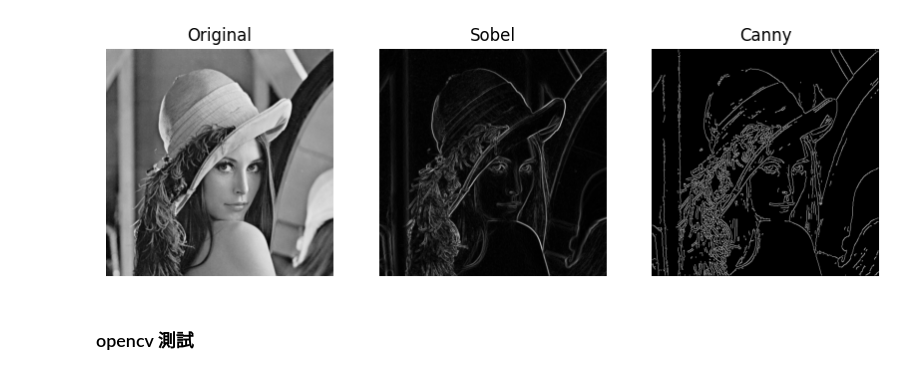
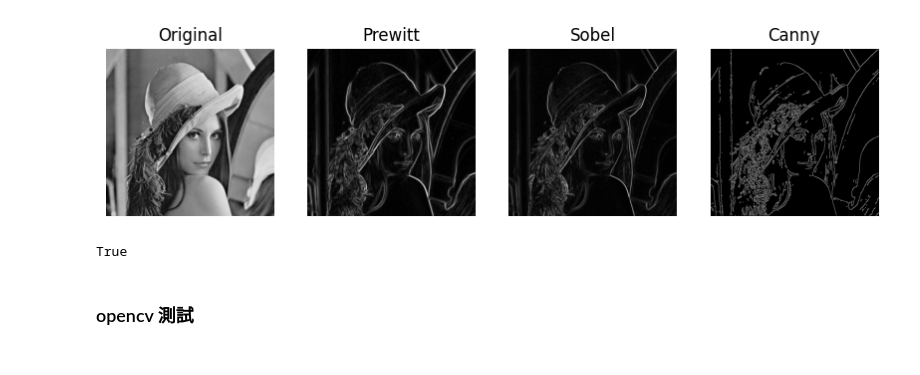
Before and after one commit to jjjghu/Code, a Jupyter notebook: 大三上/計算機視覺/作業/Edge Detection/Edge Detection.ipynb, the cells around one changed output. Saved outputs shown, nothing was run; the diff lists cells and outputs as text; code cells hidden in the pictures.

```diff
--- a/大三上/計算機視覺/作業/Edge Detection/Edge Detection.ipynb
+++ b/大三上/計算機視覺/作業/Edge Detection/Edge Detection.ipynb
@@ -12,6 +12,15 @@ def normalize(image):
     normalized_image = normalized_image.astype(np.uint8)
     return normalized_image
 
+def generate_prewitt_kernel(kSize):
+    if kSize % 2 == 0:
+        raise ValueError("Kernel size must be odd")
+    # kernel y = kernel x transpose
+    kernel_x = np.zeros((kSize, kSize), dtype=np.float32)
+    kernel_x[:, 0] = -1
+    kernel_x[:, -1] = 1
+    return kernel_x, kernel_x.T
+
 def generate_sobel_kernel(kSize):
     if kSize % 2 == 0:
         raise ValueError("Kernel size must be odd")
@@ -24,6 +33,24 @@ def generate_sobel_kernel(kSize):
         kernel_x[i, -1] = 2
     kernel_y = kernel_x.T
     return kernel_x, kernel_y
+
+def prewitt(image, kSize=3):
+    kernel_x, kernel_y = generate_prewitt_kernel(kSize)
+    image = image.astype(np.float32)
+    pad = kSize // 2
+    padded_image = np.pad(image, pad, mode = 'reflect')
+    result_image = np.zeros_like(image)
+    # 套用 kernel_x, kernel_y
+    gradient_x = np.zeros_like(image)
+    gradient_y = np.zeros_like(image)
+    for i in range(image.shape[0]):
+        for j in range(image.shape[1]):
+            gradient_x[i, j] = np.sum(padded_image[i:i+kSize, j:j+kSize] * kernel_x)
+            gradient_y[i, j] = np.sum(padded_image[i:i+kSize, j:j+kSize] * kernel_y)
+    # 計算 magnitude
+    result_image = np.sqrt(gradient_x ** 2 + gradient_y ** 2)
+    result_image = normalize(result_image)
+    return result_image
 
 def sobel(image, kSize=3):
     kernel_x, kernel_y = generate_sobel_kernel(kSize)
@@ -104,18 +131,20 @@ def canny(image, kSize=3, weak=75, strong=255):
 # %%
 image = cv2.imread("lena.bmp", cv2.IMREAD_GRAYSCALE)
 sobel_image = sobel(image, 3)
 canny_image = canny(image, kSize = 5, weak = 75, strong = 225)
+prewitt_image = prewitt(image, kSize = 5)
 
-images = [image, sobel_image, canny_image]
-labels = ['Original', 'Sobel', 'Canny']
-fig, axs = plt.subplots(1, 3, figsize=(10, 5))
+images = [image, prewitt_image, sobel_image, canny_image]
+labels = ['Original','Prewitt', 'Sobel', 'Canny']
+fig, axs = plt.subplots(1, 4, figsize=(10, 5))
 axs = axs.flatten()
 for i in range(images.__len__()):
     axs[i].axis('off')
     axs[i].imshow(images[i], cmap='gray')
     axs[i].set_title(labels[i])
 plt.show()
 # %% [output]
-[figure, old version]
+[figure, new version]
+True
 # %% [markdown]
 ### opencv 測試
```
Also changed, not shown: parts of 1 cell of this notebook, 7 other files.
